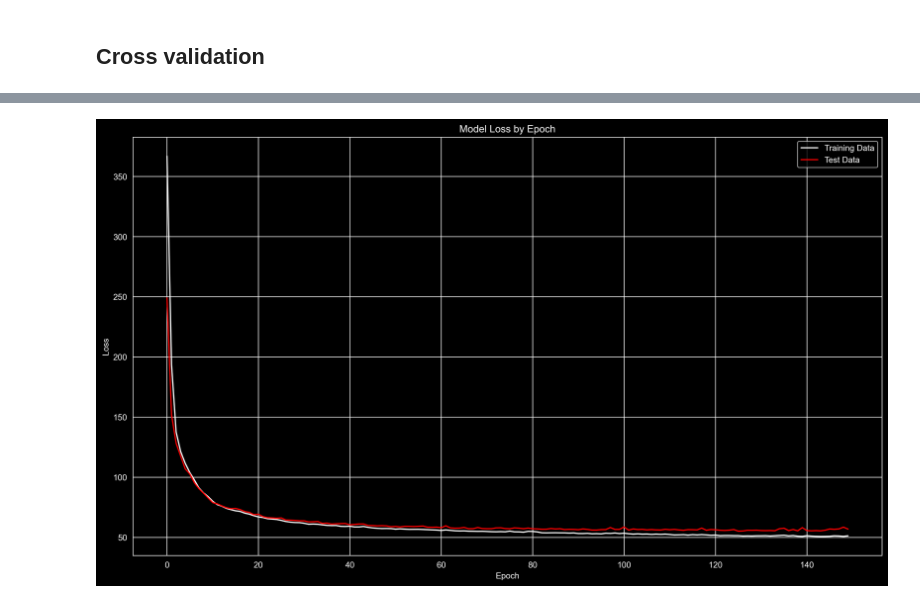
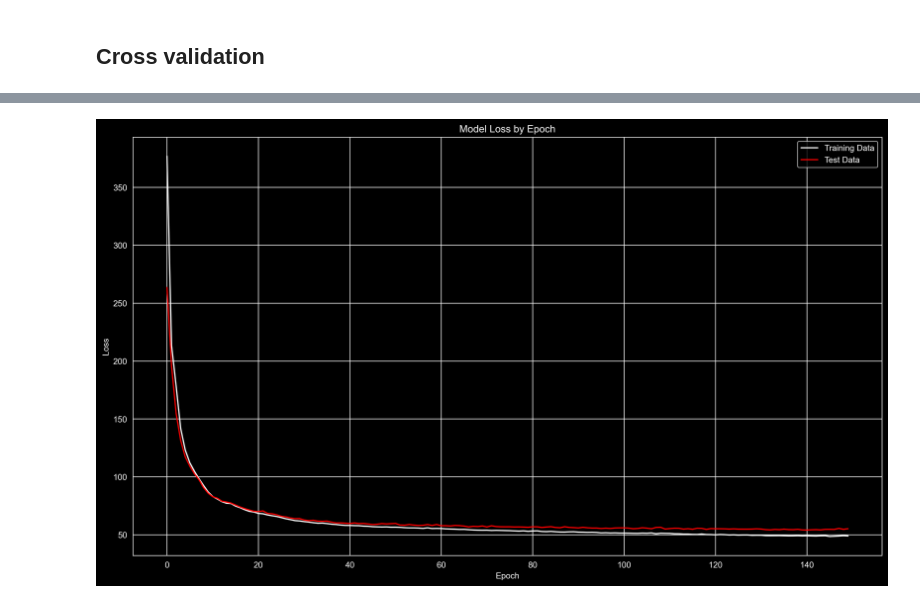
Before and after one commit to EmmaScharfmann/CodeForEarth, a Jupyter notebook: experiments/cmmvae.ipynb, the cells around one changed output, grey strips where cells are left out. Saved outputs shown, nothing was run; the diff lists cells and outputs as text; code cells hidden in the pictures.

```diff
--- a/experiments/cmmvae.ipynb
+++ b/experiments/cmmvae.ipynb
@@ -131,8 +128,8 @@ KeyboardInterrupt:
 # %%
-number = 1
+number = 0
 
 training_loss = histories[number].history['loss']
 validation_loss = histories[number].history['val_loss']
 utils.plot_losses(training_loss, validation_loss)
 # %% [output]
-[figure, old version]
+[figure, new version]
```
Also changed, not shown: parts of 3 cells of this notebook, 2 other files.
